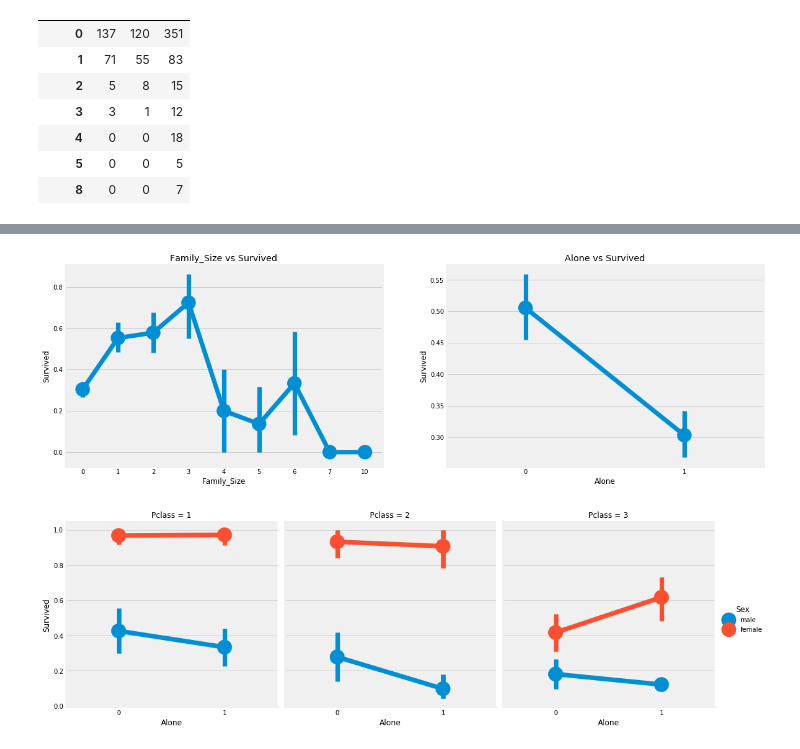
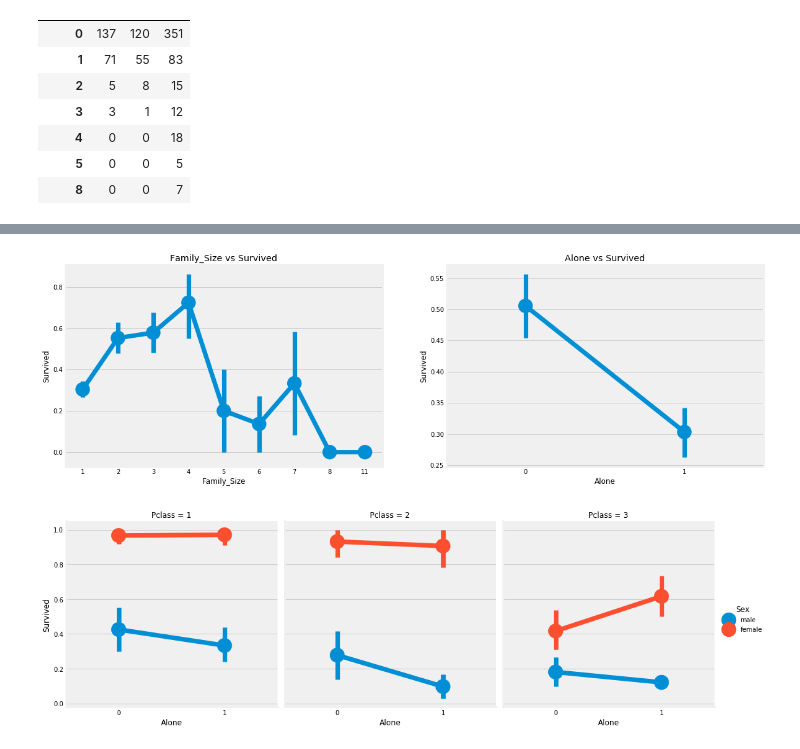
Before and after one commit to AshayKing/machine-learning-project-series, a Jupyter notebook: Classification with Titanic/EDA.ipynb, the cells around one changed output, grey strips where cells are left out. Drawn from its saved outputs; the diff is of its cells as text; code cells hidden in the pictures.

Commit message:
Added validation set processing

```diff
--- a/Classification with Titanic/EDA.ipynb
+++ b/Classification with Titanic/EDA.ipynb
@@ -174,6 +204,11 @@ plt.show()
 data['Initial']=0
 for i in data:
     data['Initial']=data['Name'].str.extract('([A-Za-z]+)\.')
+# %%
+## Validatation set
+data_val['Initial'] = 0
+for i in data_val:
+    data_val['Initial']=data_val['Name'].str.extract('([A-Za-z]+)\.')
 # %%
 pd.crosstab(data['Sex'],data['Initial']).style.background_gradient(cmap='summer_r')
 # %% [output]
@@ -188,6 +223,12 @@ data['Initial'].replace(
     ['Miss','Miss','Miss','Mrs','Mrs','Other','Other','Other','Mr','Mr','Mr','Mr','Mr'],
     inplace=True
 )
+
+data_val['Initial'].replace(
+    ['Mlle','Mme','Ms','Lady','Countess','Jonkheer','Col','Rev','Dr','Major','Capt','Sir','Don'],
+    ['Miss','Miss','Miss','Mrs','Mrs','Other','Other','Other','Mr','Mr','Mr','Mr','Mr'],
+    inplace=True
+)
 # %%
 data.Initial.value_counts()
 # %% [output]
@@ -220,6 +261,14 @@ data.loc[(data['Age'].isnull()) & (data['Initial']=='Miss'),'Age'] = 22;
 data.loc[(data['Age'].isnull()) & (data['Initial']=='Mr'),'Age'] = 33;
 data.loc[(data['Age'].isnull()) & (data['Initial']=='Mrs'),'Age'] = 35;
 data.loc[(data['Age'].isnull()) & (data['Initial']=='Other'),'Age'] = 46;
+
+
+## Validation set
+data_val.loc[(data_val['Age'].isnull()) & (data_val['Initial']=='Master'),'Age'] = 5;
+data_val.loc[(data_val['Age'].isnull()) & (data_val['Initial']=='Miss'),'Age'] = 22;
+data_val.loc[(data_val['Age'].isnull()) & (data_val['Initial']=='Mr'),'Age'] = 33;
+data_val.loc[(data_val['Age'].isnull()) & (data_val['Initial']=='Mrs'),'Age'] = 35;
+data_val.loc[(data_val['Age'].isnull()) & (data_val['Initial']=='Other'),'Age'] = 46;
 # %%
 f,ax=plt.subplots(1,2,figsize=(20,10))
 
@@ -239,6 +288,14 @@ data.loc[(data['Age']>16)&(data['Age']<=32),'Age_band']=1
 data.loc[(data['Age']>32)&(data['Age']<=48),'Age_band']=2
 data.loc[(data['Age']>48)&(data['Age']<=64),'Age_band']=3
 data.loc[data['Age']>64,'Age_band']=4
+
+
+data_val['Age_band']=0
+data_val.loc[data_val['Age']<16,'Age_band']=0;
+data_val.loc[(data_val['Age']>16)&(data_val['Age']<=32),'Age_band']=1
+data_val.loc[(data_val['Age']>32)&(data_val['Age']<=48),'Age_band']=2
+data_val.loc[(data_val['Age']>48)&(data_val['Age']<=64),'Age_band']=3
+data_val.loc[data_val['Age']>64,'Age_band']=4
 # %%
 data['Age_band'].value_counts().to_frame().T.style.background_gradient(cmap='summer')
 # %% [output]
@@ -293,24 +350,28 @@ plt.show()
 # %%
 # We have Parent chile & Sibling information from which we can derive two new feature saying isAlone and FamilySize
 
 # Family_Size
 data['Family_Size']=0
-data['Family_Size']=data['Parch']+data['SibSp']
+data['Family_Size']=data['Parch']+data['SibSp']+1
+data['Alone']=1
+data.loc[data.Family_Size>1,'Alone']=0
 
-# Alone
-data['Alone']=0
-data.loc[data.Family_Size==0,'Alone']=1#Alone
+data_val['Family_Size']=0
+data_val['Family_Size']=data_val['Parch']+data_val['SibSp']+1
+data_val['Alone']=1
+data_val.loc[data_val.Family_Size>1,'Alone']=0
+
 
 f,ax=plt.subplots(1,2,figsize=(18,6))
 sns.factorplot('Family_Size','Survived',data=data,ax=ax[0])
 ax[0].set_title('Family_Size vs Survived')
 sns.factorplot('Alone','Survived',data=data,ax=ax[1])
 ax[1].set_title('Alone vs Survived')
 plt.close(2)
 plt.close(3)
 plt.show()
 # %% [output]
-[figure, old version]
+[figure, new version]
 # %%
 sns.factorplot('Alone','Survived',data=data,hue='Sex',col='Pclass')
 plt.show()
```
Also changed, not shown: parts of 12 cells of this notebook.
